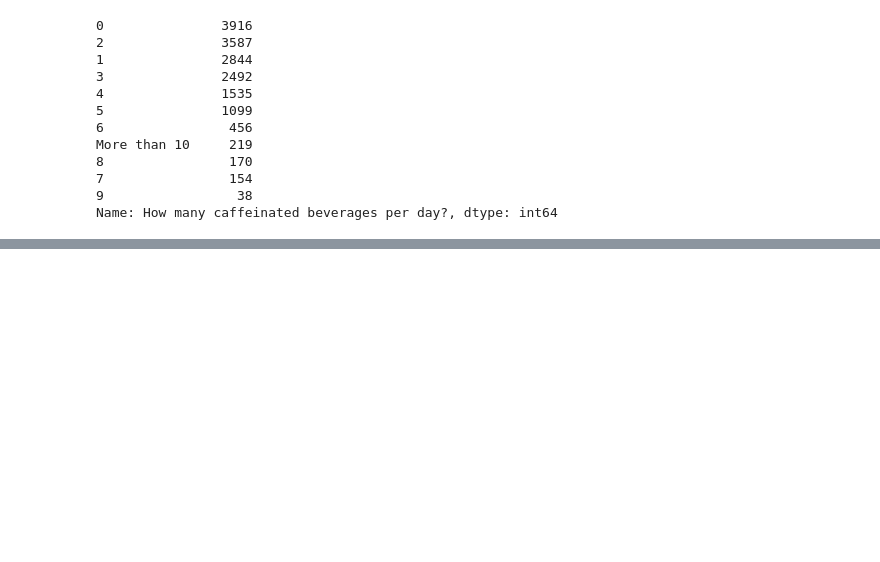
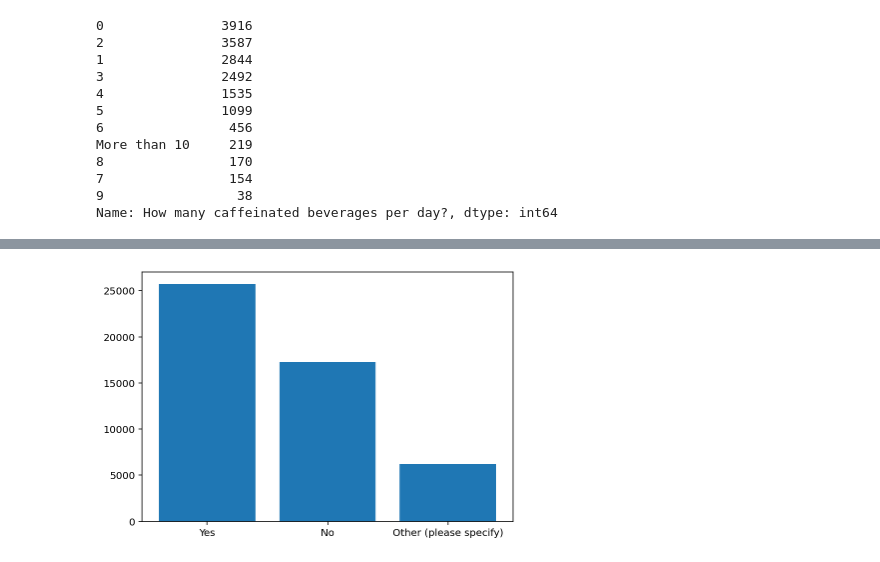
Before and after one commit to gabrieltempass/stack-overflow-survey, a Jupyter notebook: stack_overflow_survey.ipynb, the cells around one changed output, grey strips where cells are left out. Saved outputs shown, nothing was run; the diff lists cells and outputs as text; code cells hidden in the pictures; blank space fills up the shorter version.

```diff
--- a/stack_overflow_survey.ipynb
+++ b/stack_overflow_survey.ipynb
@@ -75,5 +79,7 @@ Do you believe in aliens?
 # %%
-df_16['aliens'].value_counts()
+# Do you believe in aliens?
+q4 = df_16['aliens'].value_counts()  # Bar chart
+q4
 # %% [output]
 Yes                       25742
 No                        17243
@@ -139,0 +205,6 @@ Name: How many caffeinated beverages per day?, dtype: int64
+# %%
+plt.bar(q4_x, q4_y)
+plt.tight_layout(h_pad=4, w_pad=4)
+plt.show();
+# %% [output]
+[figure, added]
```
Also changed, not shown: parts of 34 cells of this notebook.
